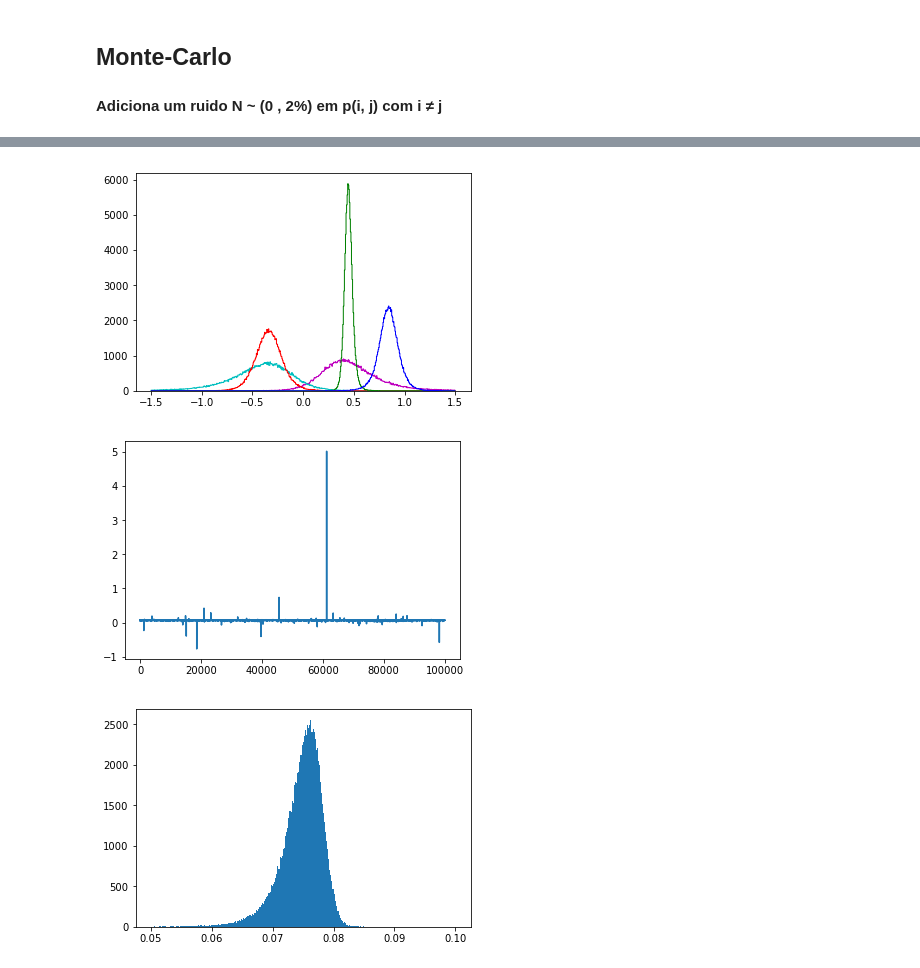
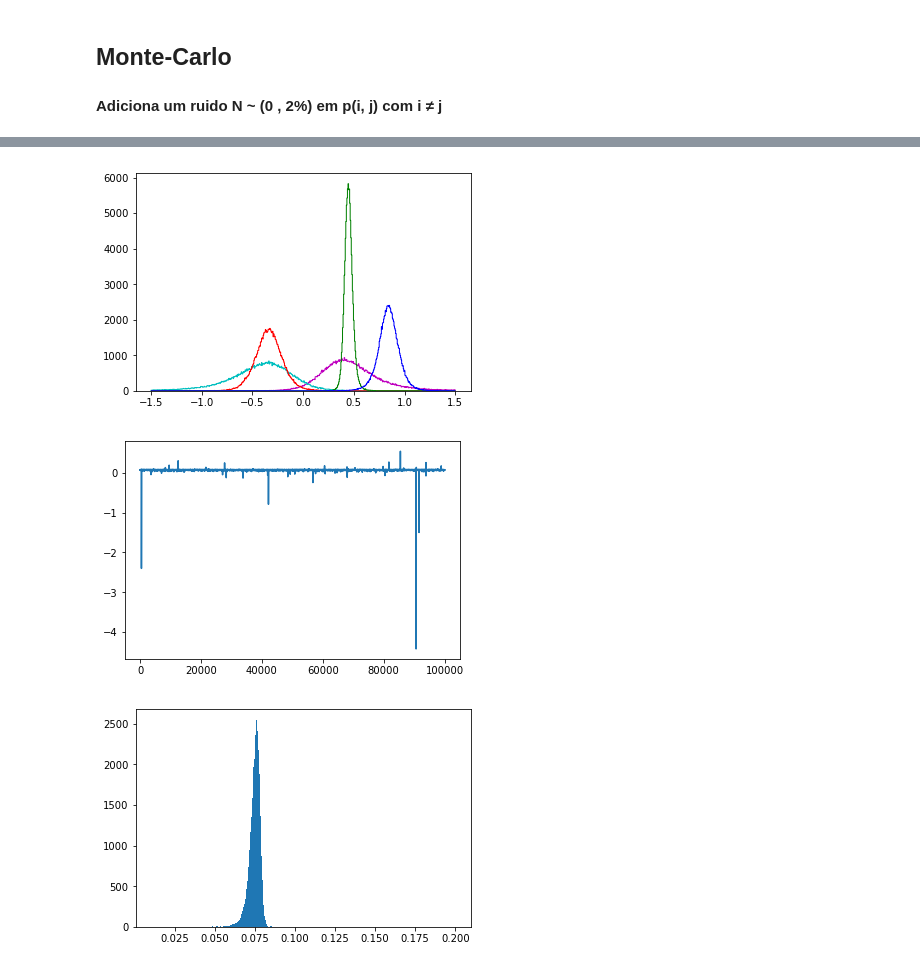
Before and after one commit to andrequant/Aleatorios_Python, a Jupyter notebook: Min Variance Porfolio/Correlation Sensibility.ipynb, the cells around one changed output, grey strips where cells are left out. Cells and saved outputs as stored; diff of their text form; code cells hidden in the pictures.

```diff
--- a/Min Variance Porfolio/Correlation Sensibility.ipynb
+++ b/Min Variance Porfolio/Correlation Sensibility.ipynb
@@ -34,14 +34,17 @@ for n in range(100000):
 
     correl_matrix2 = np.empty((size,size))
     for i in range(size):
-
-        for j in range(size):
+        a = size
+        for j in range(a):
 
             if i == j:
                 correl_matrix2[i][j] = 1
 
             else:
                 correl_matrix2[i][j] = correl_matrix[i][j] + np.random.normal(0,0.02)
+                correl_matrix2[j][i] = correl_matrix2[i][j]
+        a -= 1
+
 
     cov_matrix2 = np.matmul(np.matmul(vol_matrix,correl_matrix2),vol_matrix)
 
@@ -51,6 +54,10 @@ for n in range(100000):
 
     vol_final = (np.matmul(np.matmul(MinVarW_vector2,cov_matrix2),MinVarW_vector2))
 
+    if vol_final < 0:
+
+        print(cov_matrix2)
+
     VectorOfW_matrix.append(MinVarW_vector2)
     std_vector.append(vol_final)
 
@@ -59,18 +84,19 @@ VectorOfW_matrix = np.matrix(VectorOfW_matrix)
 # %%
 np.savetxt("pesos.csv", VectorOfW_matrix, delimiter=",")
 # %%
+#itub4, sanb11, itsa4, bbdc4, bbdc3
 colours = ('b','g','r','c','m')
 plt.hist(VectorOfW_matrix, bins = 'auto', range = (-1.5,1.5), histtype = 'step', color = colours)
 plt.show()
 # %% [output]
-[figure, old version]
+[figure, new version]
 # %%
 plt.plot(std_vector)
 plt.show()
 # %% [output]
-[figure, old version]
+[figure, new version]
 # %%
-plt.hist(std_vector, bins ='auto',range = (0.05,0.1))
+plt.hist(std_vector, bins ='auto',range = (0.01,0.20))
 plt.show()
 # %% [output]
-[figure, old version]
+[figure, new version]
```
Also changed, not shown: parts of 1 cell of this notebook.
